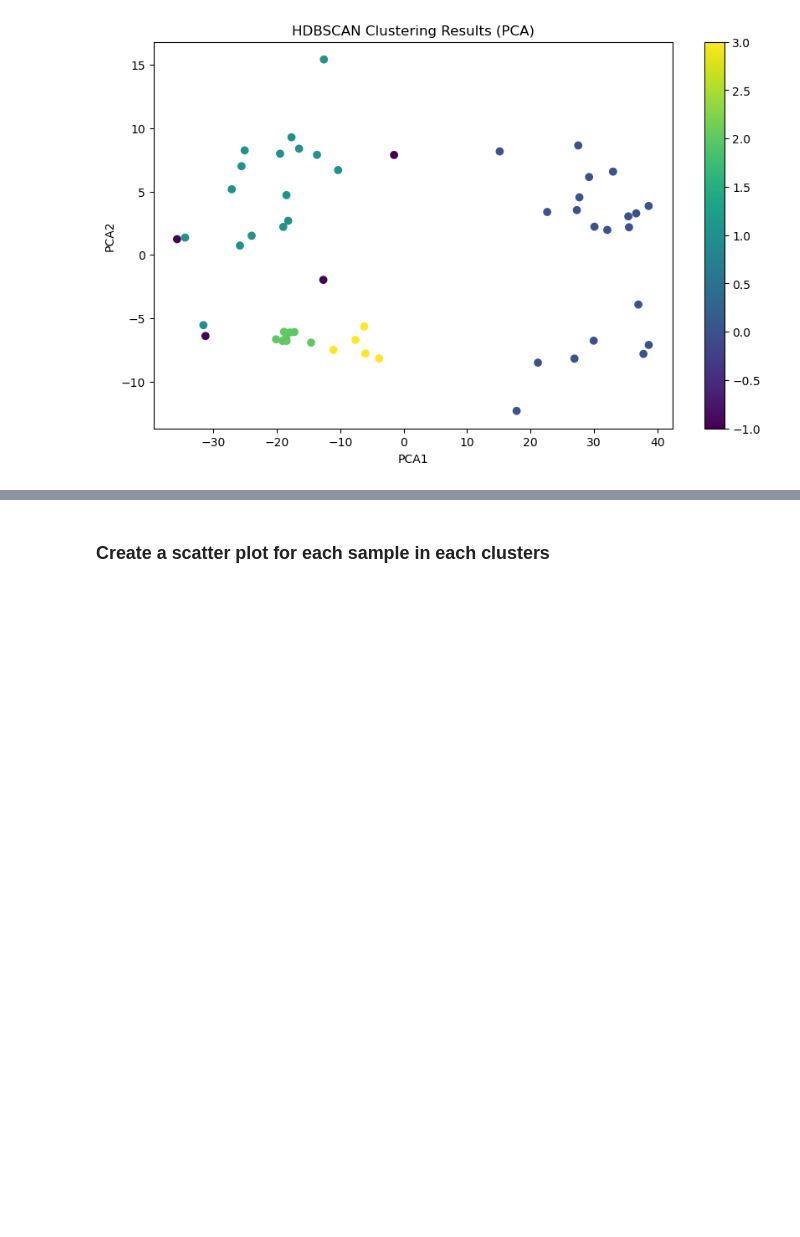
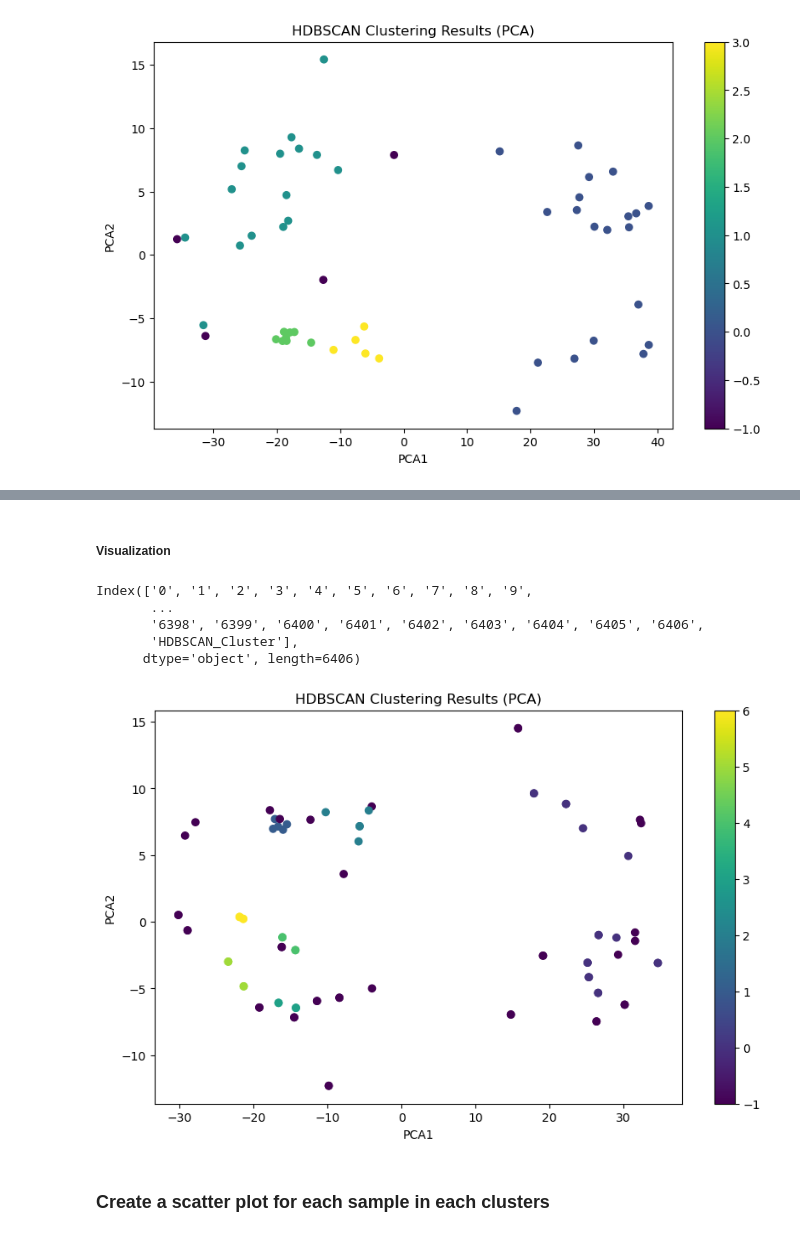
Before and after one commit to curryhank08/analyze-data-from-GEO-in-python, a Jupyter notebook: clustering.ipynb, the cells around one changed output, grey strips where cells are left out. Drawn from its saved outputs; the diff is of its cells as text; code cells hidden in the pictures; blank space fills up the shorter version.

```diff
--- a/clustering.ipynb
+++ b/clustering.ipynb
@@ -1777,0 +1889,8 @@ plt.show()
+# %%
+import pickle
+with open('combined_phenodata_clean.pickle', 'rb') as file:
+    combined_phenodata_clean = pickle.load(file)
+# %%
+import pickle
+with open('combined_pivoted_samples_2_stage1and2_clean.pickle', 'rb') as file:
+    combined_pivoted_samples_2_stage1and2_clean = pickle.load(file)
@@ -1778,3 +1954,49 @@ plt.show()
+# %% [markdown]
+##### Visualization
+# %%
+combined_pivoted_samples_2_stage1and2_clean.columns
+# %% [output]
+Index(['0', '1', '2', '3', '4', '5', '6', '7', '8', '9',
+       ...
+       '6398', '6399', '6400', '6401', '6402', '6403', '6404', '6405', '6406',
+       'HDBSCAN_Cluster'],
+      dtype='object', length=6406)
+# %%
+from sklearn.impute import KNNImputer
+
+combined_pivoted_samples_2_stage1and2_clean.columns = combined_pivoted_samples_2_stage1and2_clean.columns.astype(str)
+
+# Extract the expression values for the probes of stage1 and 2
+X = combined_pivoted_samples_2_stage1and2_clean
+
+# Standardize the input features
+imputer = KNNImputer(n_neighbors=3, weights='uniform', metric='nan_euclidean')
+
+# Impute missing values (NaN) by KNNimputer for Expression
+X = imputer.fit_transform(X)
+# %%
+## Visualizing the Clusters
+from sklearn.decomposition import PCA
+import matplotlib.pyplot as plt
+
+# Visualize the HDBSCAN clusters using PCA (similar to your DBSCAN visualization)
+pca_hdbscan = PCA(n_components=2)
+pca_hdbscan_result = pca_hdbscan.fit_transform(X)
+# %%
+# Create a DataFrame with PCA results for HDBSCAN
+pca_hdbscan_df = pd.DataFrame(data=pca_hdbscan_result, columns=['PCA1', 'PCA2'])
+pca_hdbscan_df['HDBSCAN_Cluster'] = hdbscan_clusters_stage1and2
+
+# Create a scatterplot to visualize the HDBSCAN clusters
+plt.figure(figsize=(10, 6))
+plt.scatter(pca_hdbscan_df['PCA1'], pca_hdbscan_df['PCA2'], c=pca_hdbscan_df['HDBSCAN_Cluster'], cmap='viridis')
+plt.title('HDBSCAN Clustering Results (PCA)')
+plt.xlabel('PCA1')
+plt.ylabel('PCA2')
+plt.colorbar()
+plt.show()
+# %% [output]
+[figure, added]
 # %% [markdown]
 ### Create a scatter plot for each sample in each clusters
 # %%
```
Also changed, not shown: parts of 30 cells of this notebook.
